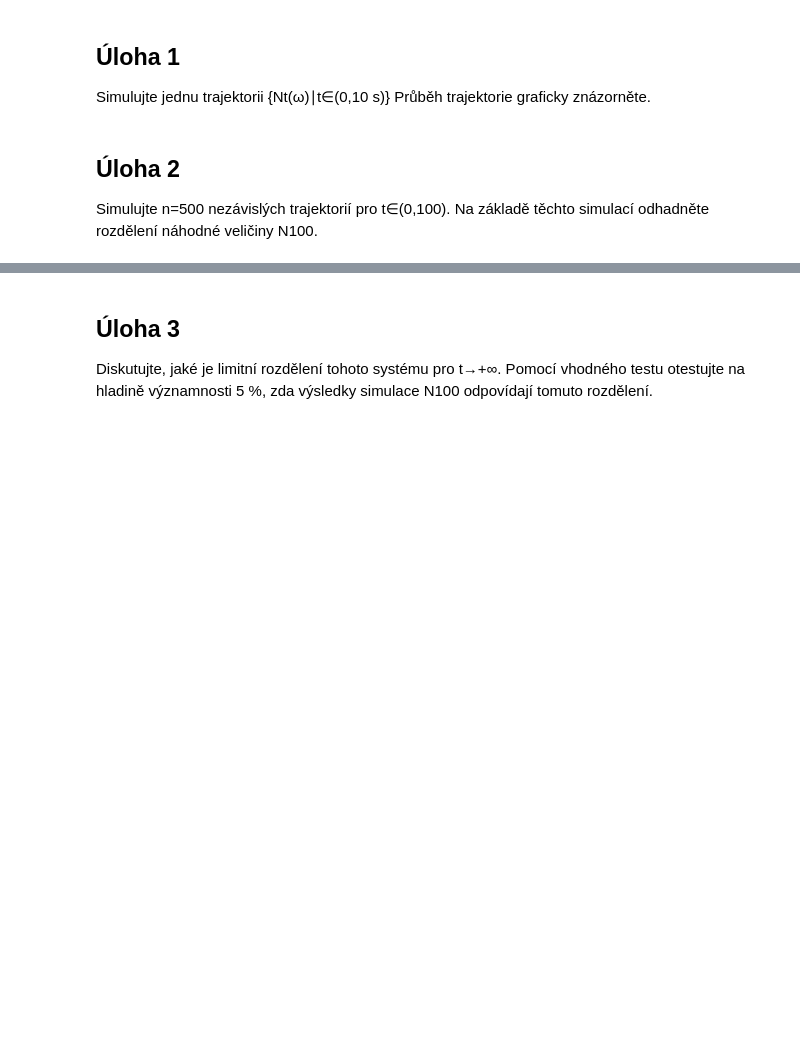
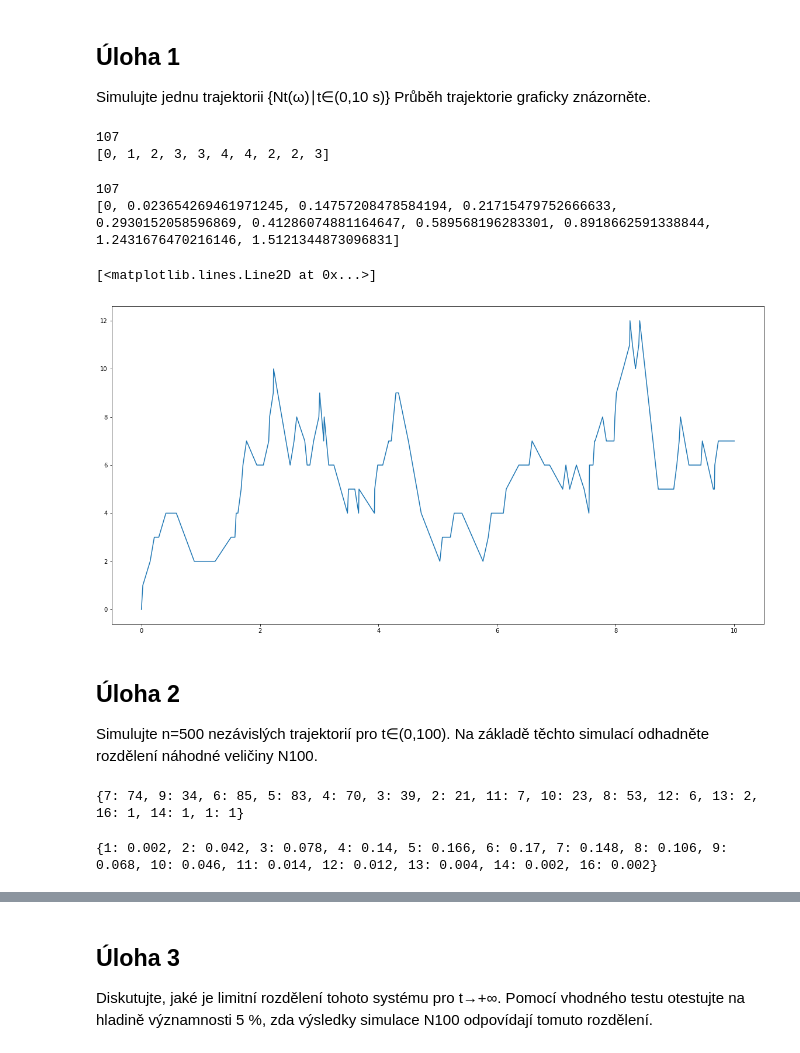
Before and after one commit to kalouskova/VSM_Z4, a Jupyter notebook: VSM_4.ipynb, the cells around one changed output, grey strips where cells are left out. Drawn from its saved outputs; the diff is of its cells as text; code cells hidden in the pictures; blank space fills up the shorter version.

```diff
--- a/VSM_4.ipynb
+++ b/VSM_4.ipynb
@@ -35,4 +54,82 @@ Simulujte jednu trajektorii {Nt(ω)∣t∈(0,10 s)} Průběh trajektorie grafick
+# %%
+lambd = 10
+t_max = 10
+
+p, a = 2, 4
+
+# Pocet udalosti vygenerovany z Poissonovho rozdelenia s intenzitou lambda * tmax
+n = np.random.poisson(lambd * t_max)
+
+# Casy prichodu - vygenerujeme n uniformnych velicin od nuly po tmax, casy zoradime, pridame pociatocny cas 0, kedy je v systeme 0 poziadaviek
+U = np.random.uniform(low=0, high=t_max, size=n)
+G = np.random.gamma(p, 1/a, size=n)
+
+T = sorted(list(U))
+
+N = simulate(T, G)
+
+if (T[-1] != n):
+    T.append(10)
+    N.append(N[-1])
+
+T.insert(0, 0)
+
+print(len(N))
+print(N[:10])
+# %% [output]
+107
+[0, 1, 2, 3, 3, 4, 4, 2, 2, 3]
+# %%
+print(len(T))
+print(T[:10])
+# %% [output]
+107
+[0, 0.023654269461971245, 0.14757208478584194, 0.21715479752666633, 0.2930152058596869, 0.41286074881164647, 0.589568196283301, 0.8918662591338844, 1.2431676470216146, 1.5121344873096831]
+# %%
+f = plt.figure()
+f.set_figwidth(20)
+f.set_figheight(10)
+
+plt.plot(T, N)
+# %% [output]
+[<matplotlib.lines.Line2D at 0x...>]
+[figure, added]
 # %% [markdown]
 ## Úloha 2
 Simulujte n=500 nezávislých trajektorií pro t∈(0,100). Na základě těchto simulací odhadněte rozdělení náhodné veličiny
 N100.
+# %%
+lambd = 10
+t_max = 100
+
+p, a = 2, 4
+
+dist = {}
+
+for i in range(0, 500):
+    # Pocet udalosti vygenerovany z Poissonovho rozdelenia s intenzitou lambda * tmax
+    n = np.random.poisson(lambd * t_max)
+
+    # Times of arrival - vygenerujeme n uniformnych velicin od nuly po tmax, casy zoradime, pridame pociatocny cas 0
+    # Kedy je v systeme 0 poziadaviek
+    U = np.random.uniform(low=0, high=t_max, size=n)
+    G = np.random.gamma(p, 1/a, size=n)
+
+    T = sorted(list(U))
+
+    N = simulate(T, G)
+
+    if N[-1] not in dist:
+        dist[N[-1]] = 1
+    else:
+        dist[N[-1]] += 1
+
+print(dist)
+# %% [output]
+{7: 74, 9: 34, 6: 85, 5: 83, 4: 70, 3: 39, 2: 21, 11: 7, 10: 23, 8: 53, 12: 6, 13: 2, 16: 1, 14: 1, 1: 1}
+# %%
+dist = {key: val / 500 for key, val in dist.items()}
+dist = dict(sorted(dist.items()))
+print(dist)
+# %% [output]
+{1: 0.002, 2: 0.042, 3: 0.078, 4: 0.14, 5: 0.166, 6: 0.17, 7: 0.148, 8: 0.106, 9: 0.068, 10: 0.046, 11: 0.014, 12: 0.012, 13: 0.004, 14: 0.002, 16: 0.002}
```
Also changed, not shown: parts of 9 cells of this notebook.
